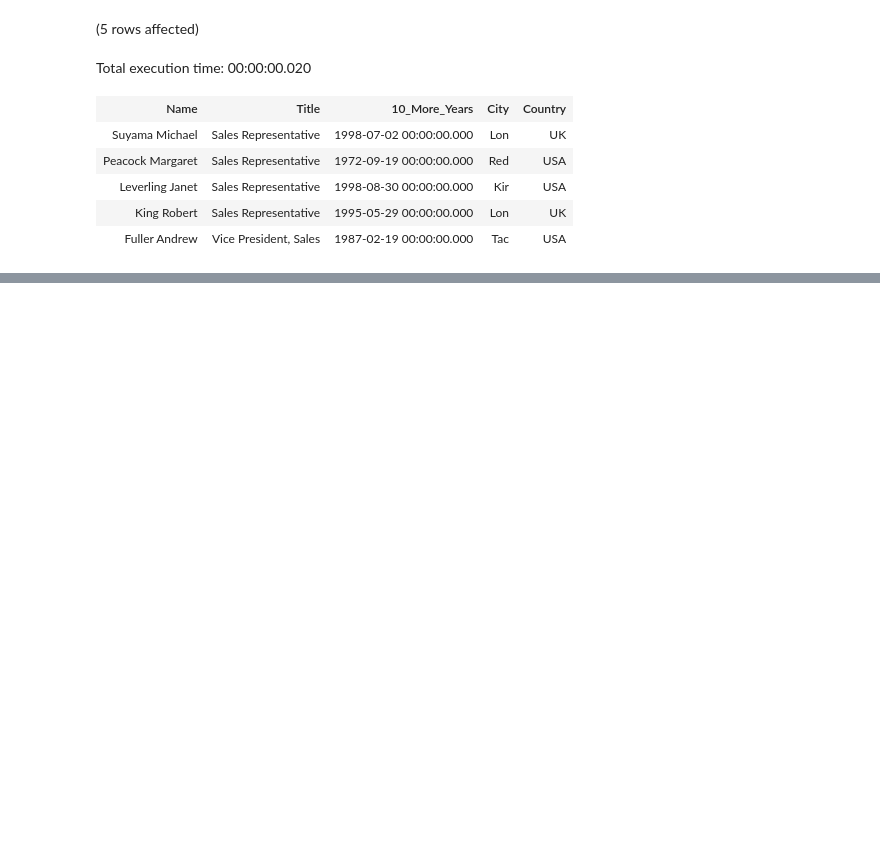
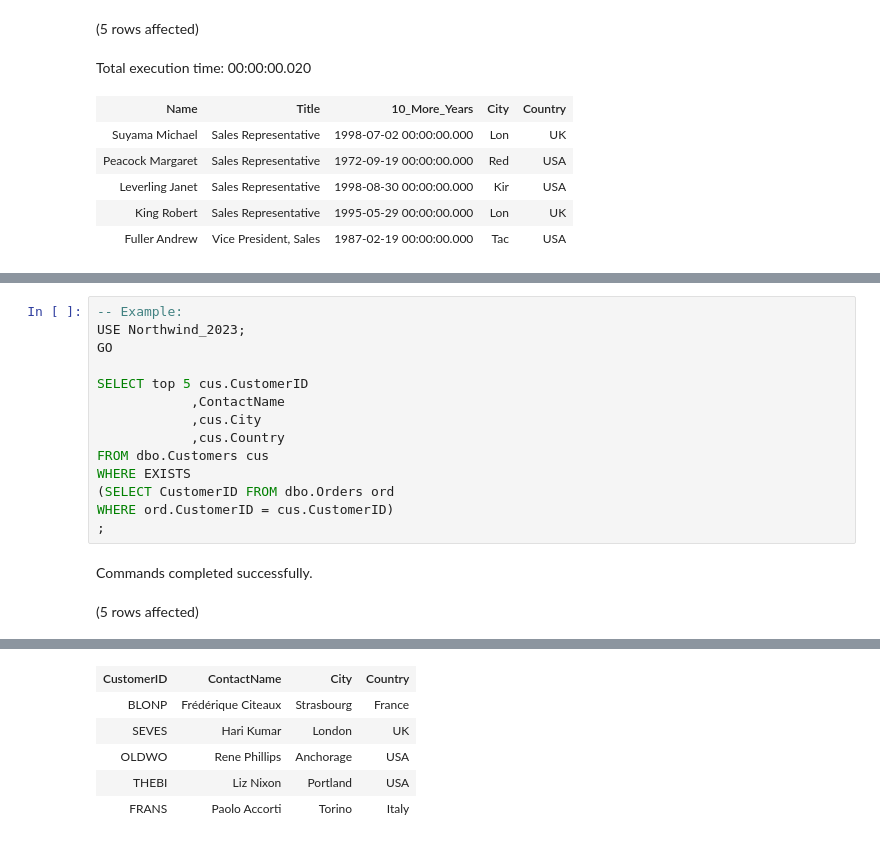
Before and after one commit to KCracks/KBIA_Portfolio, a Jupyter notebook: Kamani_SQL 25 Tips_Notebook.ipynb, the cells around one changed output, grey strips where cells are left out. Saved outputs shown, nothing was run; the diff lists cells and outputs as text; blank space fills up the shorter version.

```diff
--- a/Kamani_SQL 25 Tips_Notebook.ipynb
+++ b/Kamani_SQL 25 Tips_Notebook.ipynb
@@ -894,0 +1050,17 @@ The following query uses the DATEADD function to add a specific amount of time t
+# %%
+-- Example:
+USE Northwind_2023;
+GO
+
+SELECT top 5 cus.CustomerID
+            ,ContactName
+            ,cus.City
+            ,cus.Country
+FROM dbo.Customers cus
+WHERE EXISTS
+(SELECT CustomerID FROM dbo.Orders ord
+WHERE ord.CustomerID = cus.CustomerID)
+;
+# %% [output]
+Commands completed successfully.
+(5 rows affected)
@@ -894,0 +1068,6 @@ The following query uses the DATEADD function to add a specific amount of time t
+| CustomerID | ContactName | City | Country |
+| BLONP | Frédérique Citeaux | Strasbourg | France |
+| SEVES | Hari Kumar | London | UK |
+| OLDWO | Rene Phillips | Anchorage | USA |
+| THEBI | Liz Nixon | Portland | USA |
+| FRANS | Paolo Accorti | Torino | Italy |
```
Also changed, not shown: parts of 31 cells of this notebook.
